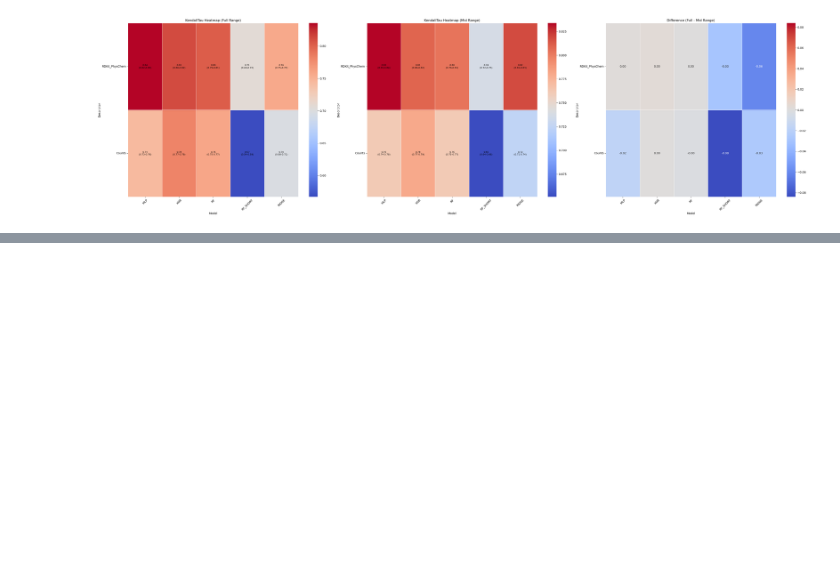
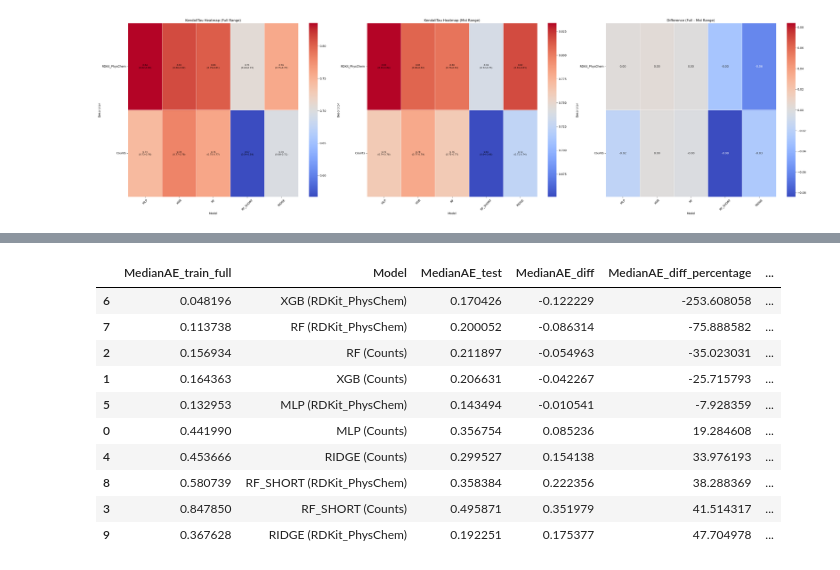
Before and after one commit to Cschiebroek/mdfptools, a Jupyter notebook: carl/benchmarking_platform/analysis_benchmarking_platform_different_ranges copy.ipynb, the cells around one changed output, grey strips where cells are left out. Saved outputs shown, nothing was run; the diff lists cells and outputs as text; code cells hidden in the pictures; blank space fills up the shorter version.

```diff
--- a/carl/benchmarking_platform/analysis_benchmarking_platform_different_ranges copy.ipynb
+++ b/carl/benchmarking_platform/analysis_benchmarking_platform_different_ranges copy.ipynb
@@ -228,0 +310,29 @@ analyze_overfitting(
+# %%
+#some thing for train full range
+train_data_full = pd.read_pickle(train_path_full)
+model_names =train_data_full['combined_titles']
+metric_names=[ 'MedianAE']
+train_metrics_full = calculate_metrics(train_data_full['reals_list'], train_data_full['predictions_train_full_range'], metric_names)
+df_train_full = pd.DataFrame(train_metrics_full)
+df_train_full['Model'] = model_names
+df_train_full.sort_values(by='MedianAE',ascending=True)
+df_combined_full = pd.merge(df_train_full,df_test,on='Model',suffixes=('_train_full', '_test'))
+df_combined_full
+df_combined_full['MedianAE_diff'] = df_combined_full['MedianAE_train_full'] - df_combined_full['MedianAE_test']
+df_combined_full.sort_values(by='MedianAE_diff',ascending=True)
+df_combined_full['MedianAE_diff_percentage'] = df_combined_full['MedianAE_diff']/df_combined_full['MedianAE_train_full']*100
+df_combined_full.sort_values(by='MedianAE_diff_percentage',ascending=True)
+df_combined_full['MedianAE_diff_fold_change'] = df_combined_full['MedianAE_test']/df_combined_full['MedianAE_train_full']
+df_combined_full.sort_values(by='MedianAE_diff_fold_change',ascending=False)
+# %% [output]
+|  | MedianAE_train_full | Model | MedianAE_test | MedianAE_diff | MedianAE_diff_percentage | ... |
+| 6 | 0.048196 | XGB (RDKit_PhysChem) | 0.170426 | -0.122229 | -253.608058 | ... |
+| 7 | 0.113738 | RF (RDKit_PhysChem) | 0.200052 | -0.086314 | -75.888582 | ... |
+| 2 | 0.156934 | RF (Counts) | 0.211897 | -0.054963 | -35.023031 | ... |
+| 1 | 0.164363 | XGB (Counts) | 0.206631 | -0.042267 | -25.715793 | ... |
+| 5 | 0.132953 | MLP (RDKit_PhysChem) | 0.143494 | -0.010541 | -7.928359 | ... |
+| 0 | 0.441990 | MLP (Counts) | 0.356754 | 0.085236 | 19.284608 | ... |
+| 4 | 0.453666 | RIDGE (Counts) | 0.299527 | 0.154138 | 33.976193 | ... |
+| 8 | 0.580739 | RF_SHORT (RDKit_PhysChem) | 0.358384 | 0.222356 | 38.288369 | ... |
+| 3 | 0.847850 | RF_SHORT (Counts) | 0.495871 | 0.351979 | 41.514317 | ... |
+| 9 | 0.367628 | RIDGE (RDKit_PhysChem) | 0.192251 | 0.175377 | 47.704978 | ... |
```
Also changed, not shown: parts of 5 cells of this notebook, 14 other files.
